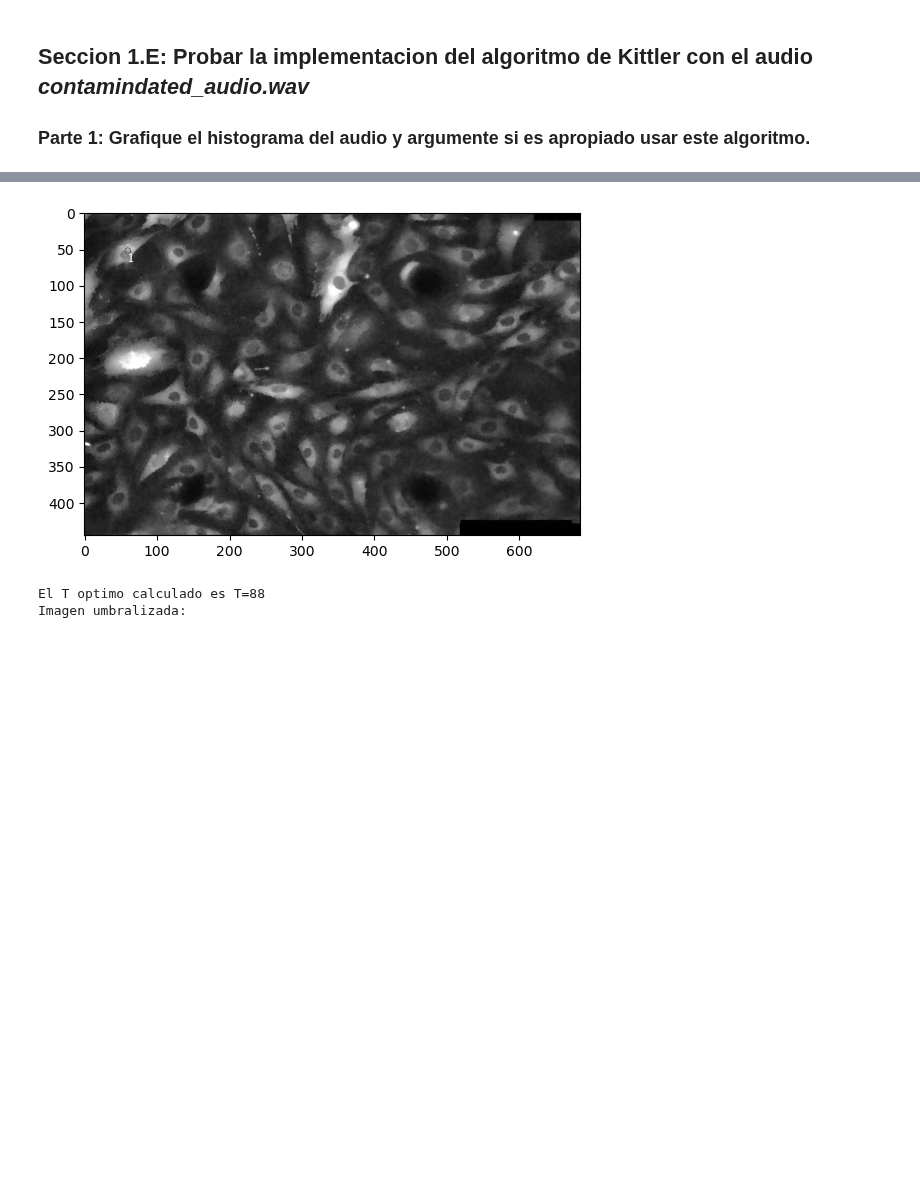
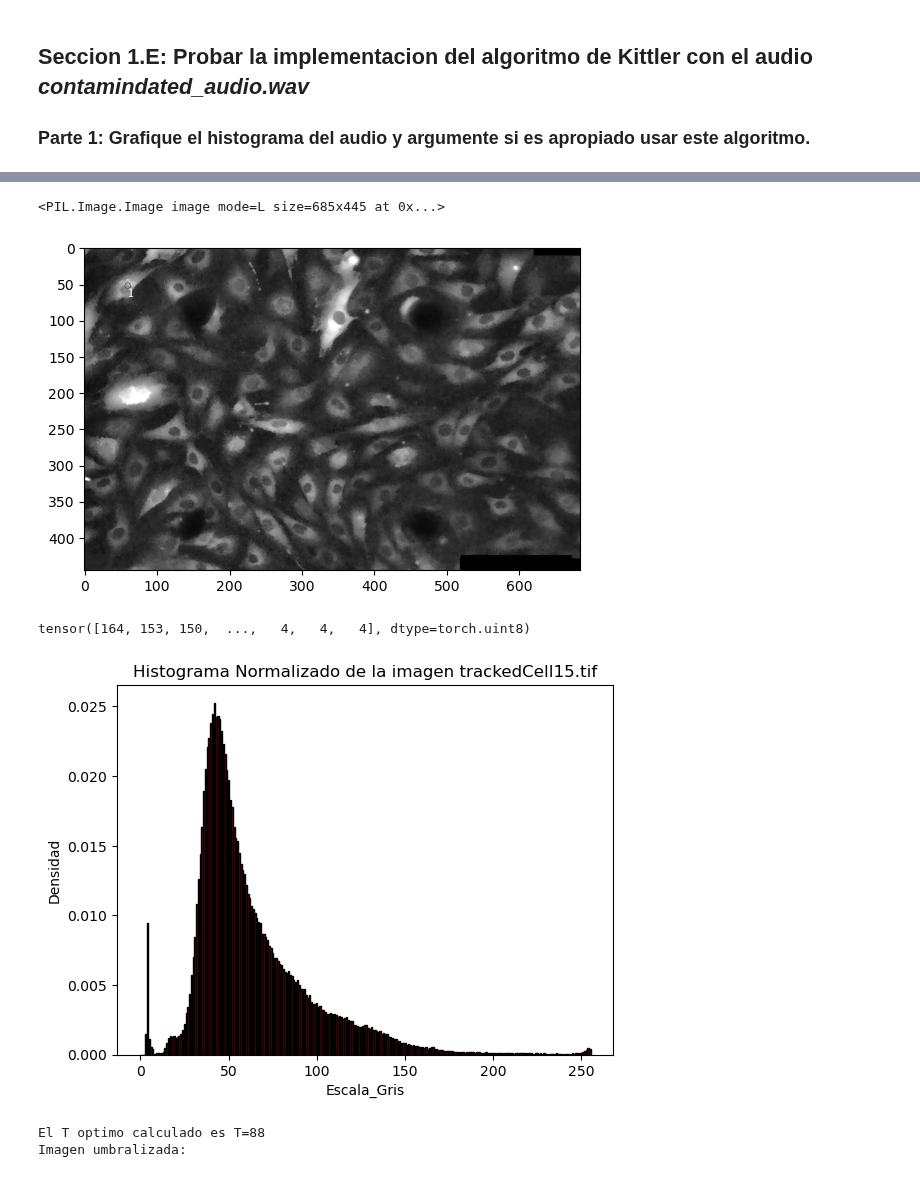
Before and after one commit to YoksanVC/TEC_DataScienceCert, a Jupyter notebook: Module_3_Estadistica_CienciaDatos/Trabajo_Practico_0_Kittler/Trabajo_Practico_0_Kittler.ipynb, the cells around one changed output, grey strips where cells are left out. Drawn from its saved outputs; the diff is of its cells as text; code cells hidden in the pictures; blank space fills up the shorter version.

```diff
--- a/Module_3_Estadistica_CienciaDatos/Trabajo_Practico_0_Kittler/Trabajo_Practico_0_Kittler.ipynb
+++ b/Module_3_Estadistica_CienciaDatos/Trabajo_Practico_0_Kittler/Trabajo_Practico_0_Kittler.ipynb
@@ -347,9 +438,26 @@ plot_bar(bins_audio,hist_audio_norm,"z","Densidad Normalizada","Histograma del a
 # %%
-url_imagen2 = 'https://raw.githubusercontent.com/YoksanVC/TEC_DataScienceCert/main/Module_3_Estadistica_CienciaDatos/Trabajo_Practico_0_Kittler/Documentos_Dropbox/input/trackedCell15.bmp'
+url_imagen2 = 'https://github.com/YoksanVC/TEC_DataScienceCert/raw/main/Module_3_Estadistica_CienciaDatos/Trabajo_Practico_0_Kittler/Documentos_Dropbox/input/trackedCell15.tif'
 imagen2 = importar_objecto(url_imagen2,"i")
+print(imagen2)
 
 plt.imshow(imagen2, cmap = 'gray')
 plt.show()
 # %% [output]
+<PIL.Image.Image image mode=L size=685x445 at 0x...>
 [figure]
+# %%
+# Creando un array de la matriz con la funcion ravel de Numpy
+vector_imagen2 = torch.tensor(np.array(imagen2))
+array_imagen2 = vector_imagen2.ravel()
+print(array_imagen2)
+
+# Creando un histograma del arreglo anterior y normalizandolo
+hist_imagen2, bins_imagen2 = np.histogram(array_imagen2, bins = 256, range=(0,256))
+hist_norm_imagen2 = hist_imagen2/hist_imagen2.sum()
+
+# Imprimir el histograma de la imagen
+plot_bar(bins_imagen2,hist_norm_imagen2,"Escala_Gris","Densidad","Histograma Normalizado de la imagen trackedCell15.tif")
+# %% [output]
+tensor([164, 153, 150,  ...,   4,   4,   4], dtype=torch.uint8)
+[figure, added]
 # %%
```
Also changed, not shown: parts of 18 cells of this notebook.
